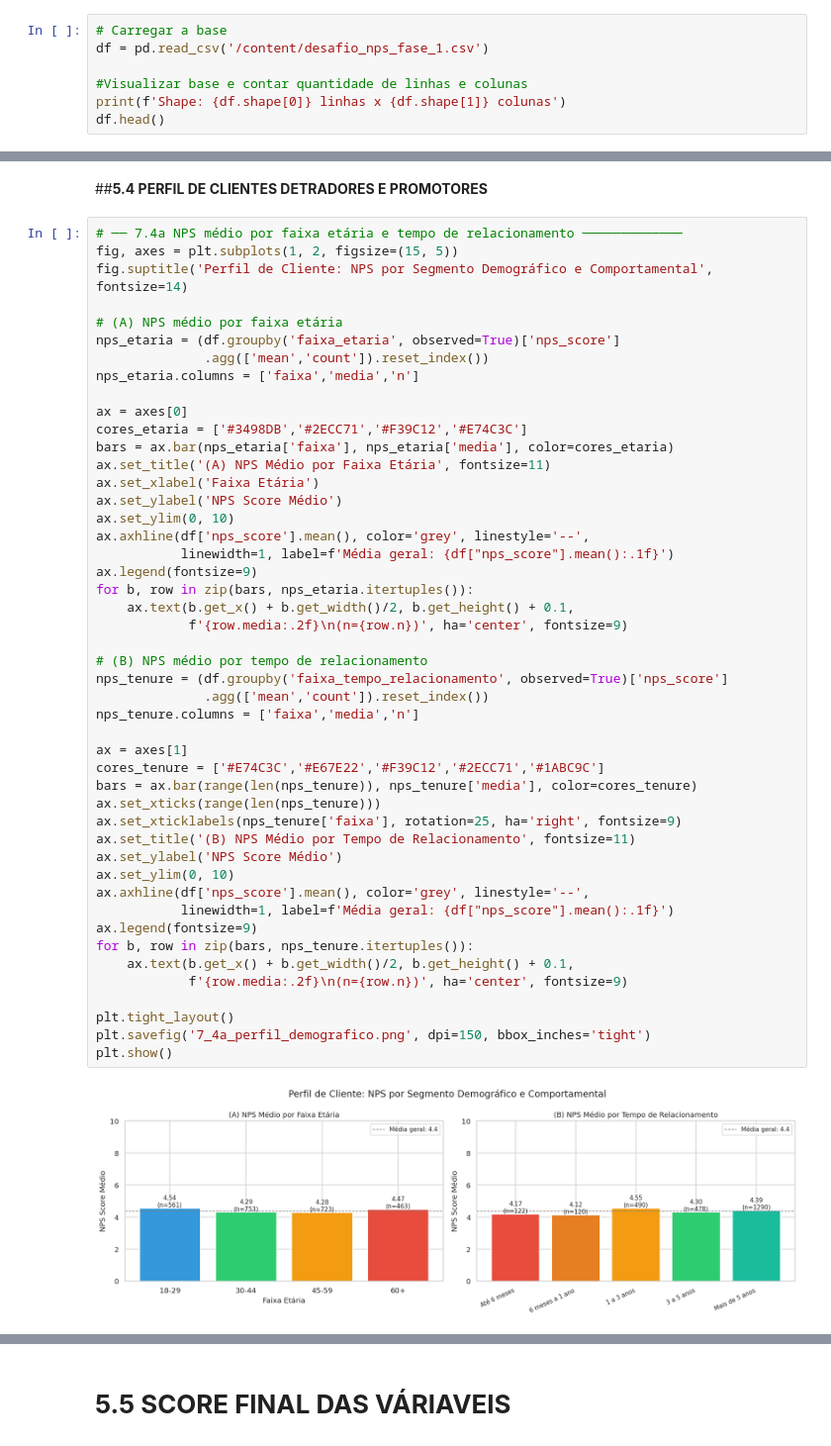
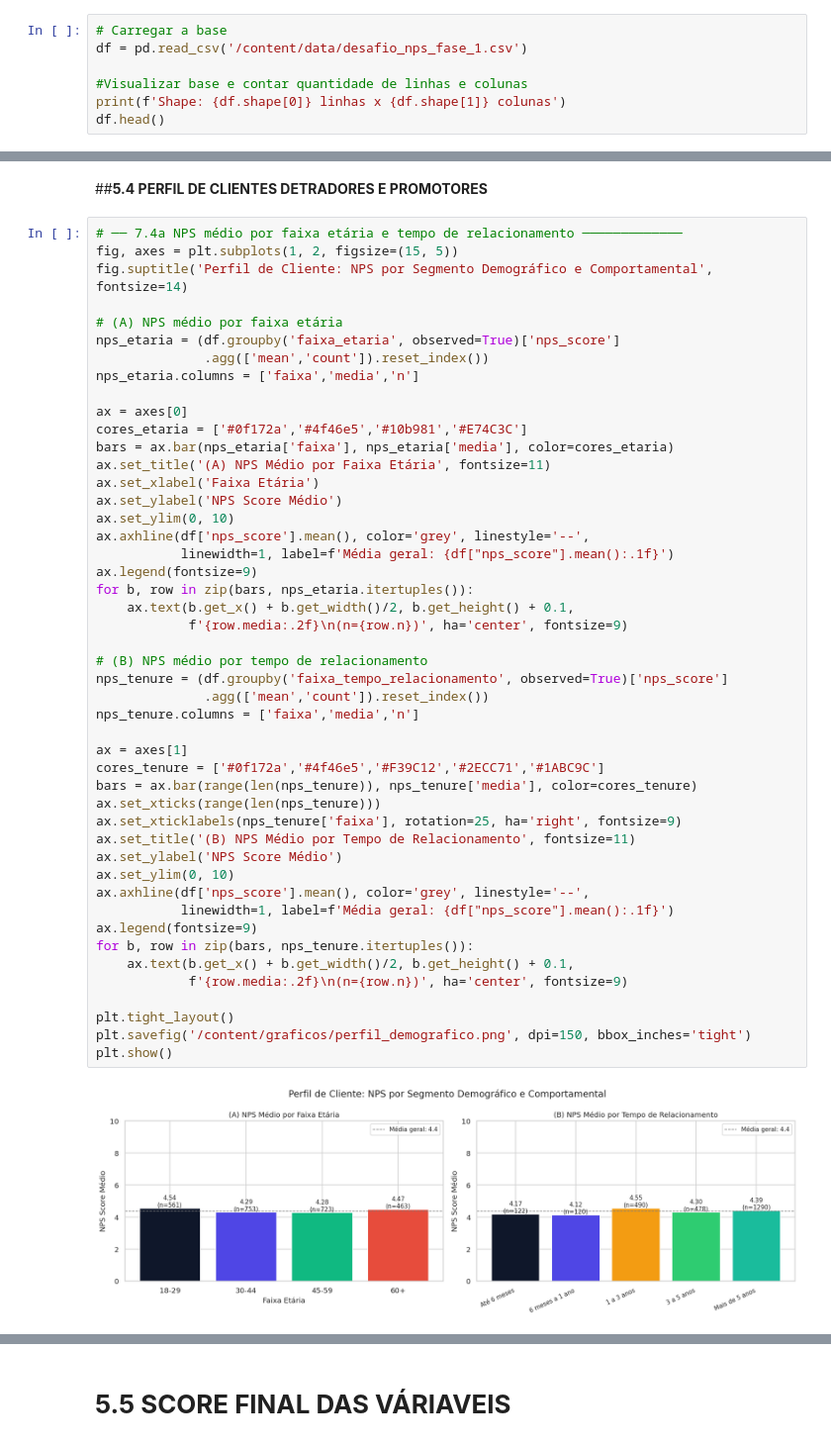
Before and after one commit to postechfiap018-ctrl/TECH_CHALLENGE_FASE1, a Jupyter notebook: EDA_TECHALLENGE_FASE1.ipynb, the cells around one changed output, grey strips where cells are left out. Shown at 99% size. Saved outputs shown, nothing was run; the diff lists cells and outputs as text.

```diff
--- a/EDA_TECHALLENGE_FASE1.ipynb
+++ b/EDA_TECHALLENGE_FASE1.ipynb
@@ -42,6 +38,6 @@ Sucesso!
 # %%
 # Carregar a base
-df = pd.read_csv('/content/desafio_nps_fase_1.csv')
+df = pd.read_csv('/content/data/desafio_nps_fase_1.csv')
 
 #Visualizar base e contar quantidade de linhas e colunas
 print(f'Shape: {df.shape[0]} linhas x {df.shape[1]} colunas')
@@ -849,7 +1024,7 @@ nps_etaria = (df.groupby('faixa_etaria', observed=True)['nps_score']
 nps_etaria.columns = ['faixa','media','n']
 
 ax = axes[0]
-cores_etaria = ['#3498DB','#2ECC71','#F39C12','#E74C3C']
+cores_etaria = ['#0f172a','#4f46e5','#10b981','#E74C3C']
 bars = ax.bar(nps_etaria['faixa'], nps_etaria['media'], color=cores_etaria)
 ax.set_title('(A) NPS Médio por Faixa Etária', fontsize=11)
 ax.set_xlabel('Faixa Etária')
@@ -857,34 +1032,34 @@ ax.set_ylabel('NPS Score Médio')
 ax.set_ylim(0, 10)
 ax.axhline(df['nps_score'].mean(), color='grey', linestyle='--',
            linewidth=1, label=f'Média geral: {df["nps_score"].mean():.1f}')
 ax.legend(fontsize=9)
 for b, row in zip(bars, nps_etaria.itertuples()):
     ax.text(b.get_x() + b.get_width()/2, b.get_height() + 0.1,
             f'{row.media:.2f}\n(n={row.n})', ha='center', fontsize=9)
 
 # (B) NPS médio por tempo de relacionamento
 nps_tenure = (df.groupby('faixa_tempo_relacionamento', observed=True)['nps_score']
               .agg(['mean','count']).reset_index())
 nps_tenure.columns = ['faixa','media','n']
 
 ax = axes[1]
-cores_tenure = ['#E74C3C','#E67E22','#F39C12','#2ECC71','#1ABC9C']
+cores_tenure = ['#0f172a','#4f46e5','#F39C12','#2ECC71','#1ABC9C']
 bars = ax.bar(range(len(nps_tenure)), nps_tenure['media'], color=cores_tenure)
 ax.set_xticks(range(len(nps_tenure)))
 ax.set_xticklabels(nps_tenure['faixa'], rotation=25, ha='right', fontsize=9)
 ax.set_title('(B) NPS Médio por Tempo de Relacionamento', fontsize=11)
 ax.set_ylabel('NPS Score Médio')
 ax.set_ylim(0, 10)
 ax.axhline(df['nps_score'].mean(), color='grey', linestyle='--',
            linewidth=1, label=f'Média geral: {df["nps_score"].mean():.1f}')
 ax.legend(fontsize=9)
 for b, row in zip(bars, nps_tenure.itertuples()):
     ax.text(b.get_x() + b.get_width()/2, b.get_height() + 0.1,
             f'{row.media:.2f}\n(n={row.n})', ha='center', fontsize=9)
 
 plt.tight_layout()
-plt.savefig('7_4a_perfil_demografico.png', dpi=150, bbox_inches='tight')
+plt.savefig('/content/graficos/perfil_demografico.png', dpi=150, bbox_inches='tight')
 plt.show()
 # %% [output]
-[figure, old version]
+[figure, new version]
 # %%
```
Also changed, not shown: parts of 32 cells of this notebook.
